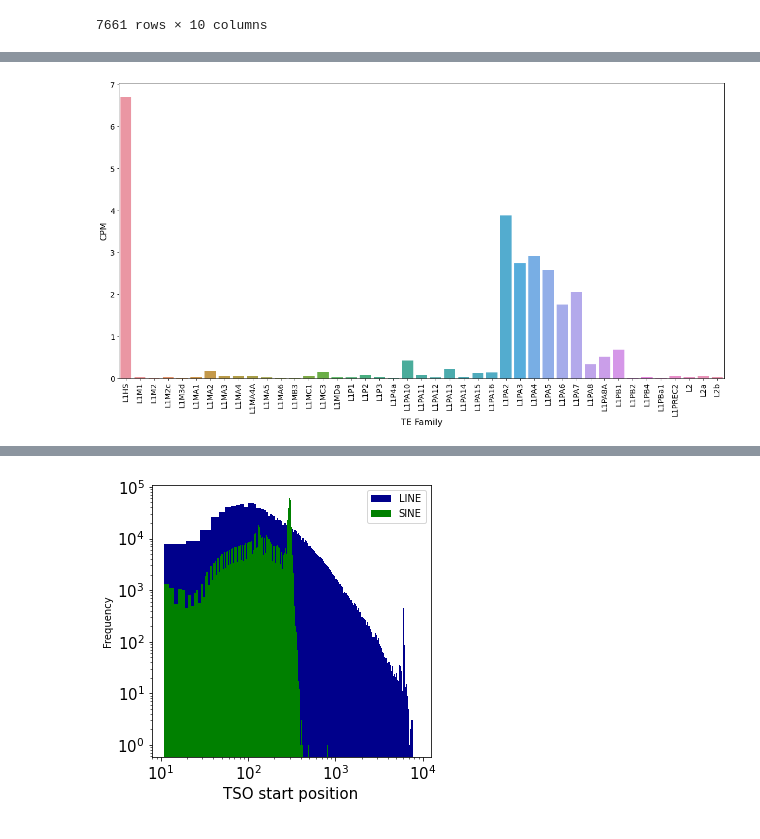
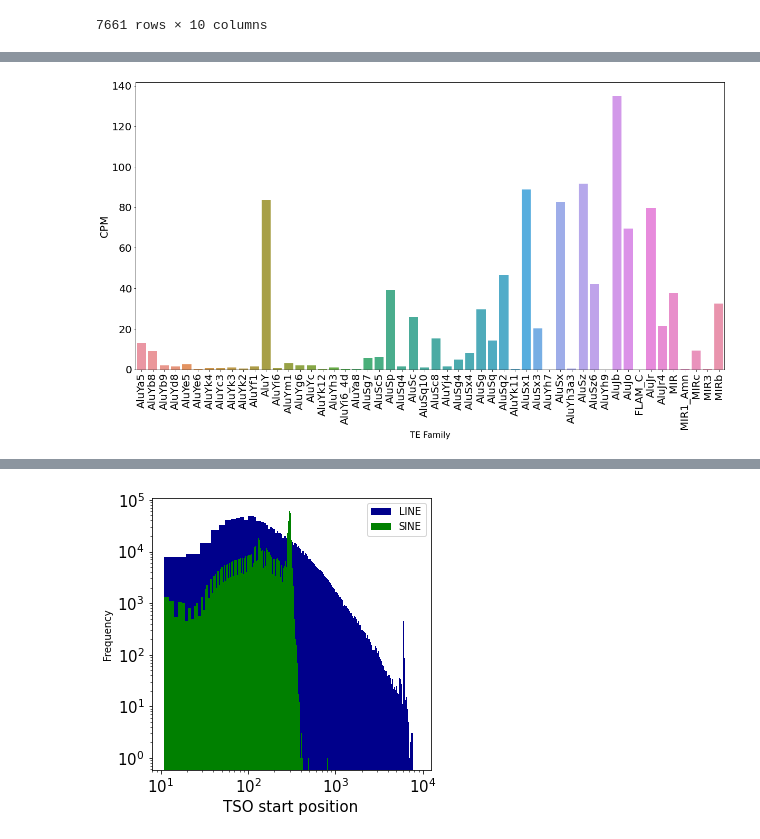
Before and after one commit to dmnburrows/line1_ageing, a Jupyter notebook: te_rna.ipynb, the cells around one changed output, grey strips where cells are left out. Drawn from its saved outputs; the diff is of its cells as text; code cells hidden in the pictures.

```diff
--- a/te_rna.ipynb
+++ b/te_rna.ipynb
@@ -705,3 +707,7 @@ line
 | 489957 | chrY | 5612179 | 5612199 | - | L1HS_dup1111 | L1HS | L1 | LINE | 1.0 | 0.003852 |
 | 489957 | chrY | 5612179 | 5612199 | - | L1HS_dup1111 | L1HS | L1 | LINE | 1.0 | 0.003852 |
 7661 rows × 10 columns
+# %%
+#Load in evol age csv
+evol_age = pd.read_csv('/cndd3/dburrows/DATA/te/gtf/annotations/rmsk/evolutionary_age.csv', sep=',', header=0)
+evol_age
@@ -708,14 +780,18 @@ line
+# %%
+#Subset SINEs - order by evolutionary age
+sine = count_df[count_df['class_id'] == 'SINE']
+sort_age, sort_name = adm.sort_2list(evol_age[evol_age['family'] == 'SINE']['age'].values, evol_age[evol_age['family'] == 'SINE']['element'].values)
 # %%
 import seaborn as sns
 fig,ax = plt.subplots(figsize=(20,10))
-sns.barplot(data=line.groupby(['gene_id']).sum(), x=line.groupby(['gene_id']).sum().index, y="CPM")
+sns.barplot(data=sine.groupby(['gene_id']).sum(), x=sine.groupby(['gene_id']).sum().index, y="CPM", order=sort_name)
 #increase size of labels
-plt.xticks(fontsize=14, rotation=90)
-plt.yticks(fontsize=14)
+plt.xticks(fontsize=20, rotation=90)
+plt.yticks(fontsize=20)
 plt.xlabel('TE Family', fontsize=16)
-plt.ylabel('CPM', fontsize=16)
+plt.ylabel('CPM', fontsize=20)
 #make yaxis log scale
 #plt.yscale('log')
 plt.show()
 # %% [output]
-[figure, old version]
+[figure, new version]
```
Also changed, not shown: parts of 31 cells of this notebook.
